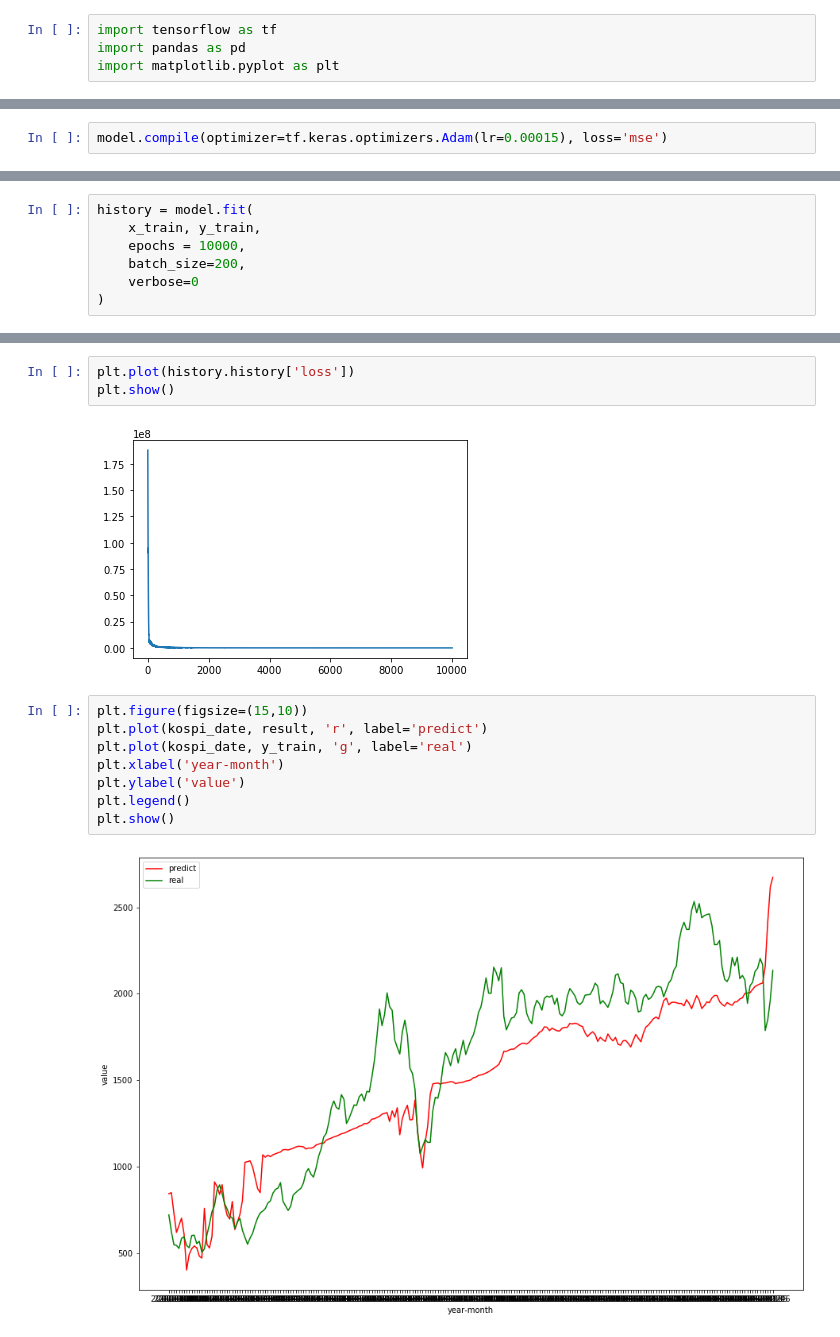
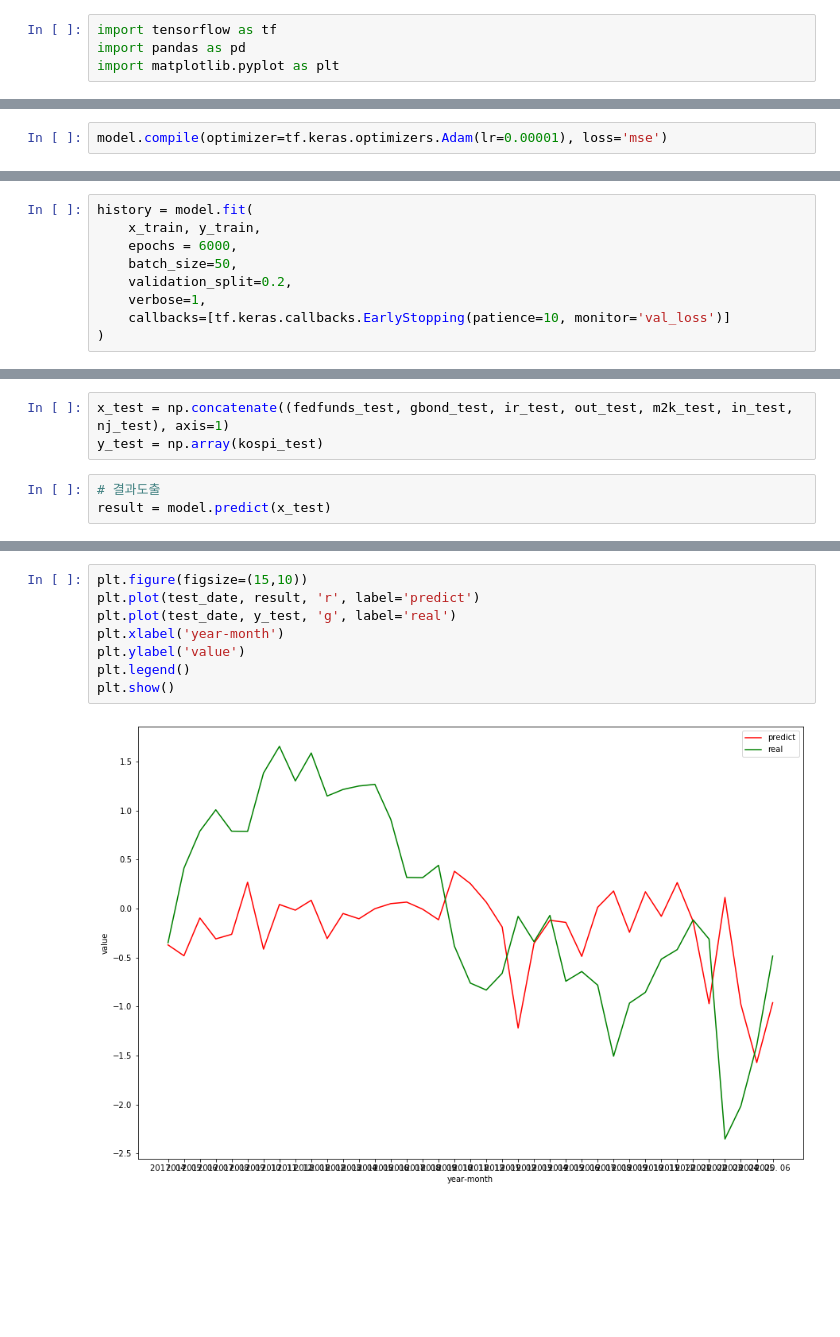
Before and after one commit to zarate02/deeplearn_open, a Jupyter notebook: kospi_price/source.ipynb, the cells around one changed output, grey strips where cells are left out. Drawn from its saved outputs; the diff is of its cells as text; blank space fills up the shorter version.

```diff
--- a/kospi_price/source.ipynb
+++ b/kospi_price/source.ipynb
@@ -81,7 +223,7 @@ model = tf.keras.Sequential([
     tf.keras.layers.Dense(units = 1)
 ])
 # %%
-model.compile(optimizer=tf.keras.optimizers.Adam(lr=0.00015), loss='mse')
+model.compile(optimizer=tf.keras.optimizers.Adam(lr=0.00001), loss='mse')
 # %%
 model.summary()
 # %% [output]
@@ -106,7 +248,9 @@ _________________________________________________________________
 # %%
 history = model.fit(
     x_train, y_train,
-    epochs = 10000,
-    batch_size=200,
-    verbose=0
+    epochs = 6000,
+    batch_size=50,
+    validation_split=0.2,
+    verbose=1,
+    callbacks=[tf.keras.callbacks.EarlyStopping(patience=10, monitor='val_loss')]
 )
@@ -117,3 +282,9 @@ result = model.predict(x_train_o)
+# %%
+x_test = np.concatenate((fedfunds_test, gbond_test, ir_test, out_test, m2k_test, in_test, nj_test), axis=1)
+y_test = np.array(kospi_test)
+# %%
+# 결과도출
+result = model.predict(x_test)
 # %%
 result.shape
 # %% [output]
@@ -124,15 +292,10 @@ kospi_date = (kospi_date_or.T)[0]
-# %%
-plt.plot(history.history['loss'])
-plt.show()
-# %% [output]
-[figure, removed]
 # %%
 plt.figure(figsize=(15,10))
-plt.plot(kospi_date, result, 'r', label='predict')
-plt.plot(kospi_date, y_train, 'g', label='real')
+plt.plot(test_date, result, 'r', label='predict')
+plt.plot(test_date, y_test, 'g', label='real')
 plt.xlabel('year-month')
 plt.ylabel('value')
 plt.legend()
 plt.show()
 # %% [output]
-[figure, old version]
+[figure, new version]
```
Also changed, not shown: parts of 26 cells of this notebook, 1 other file.
